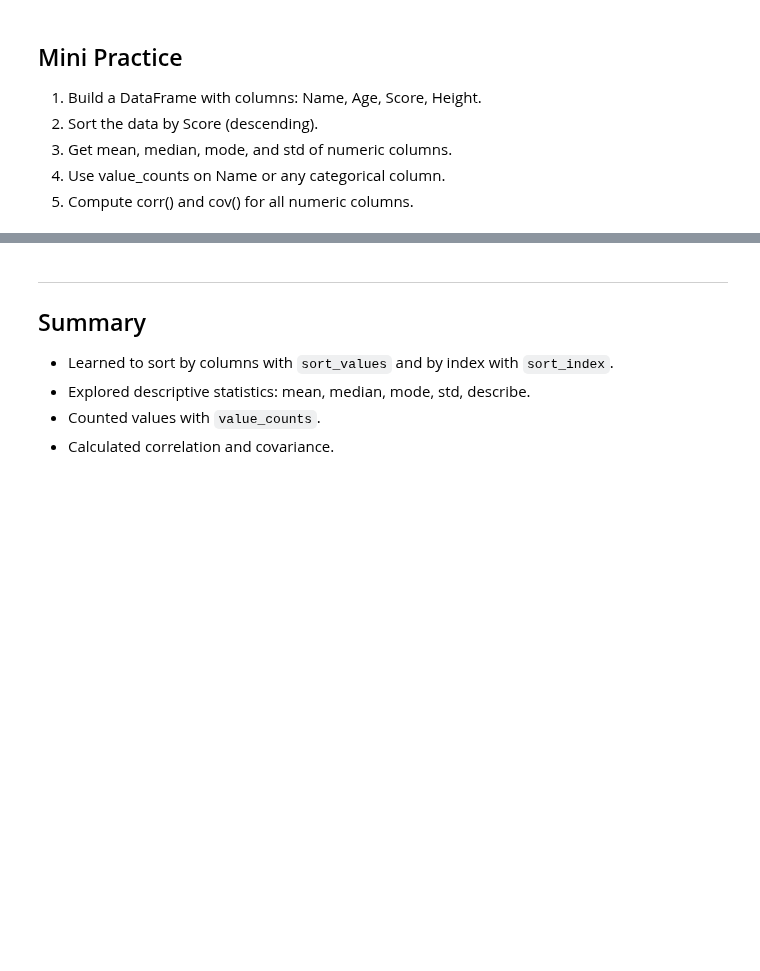
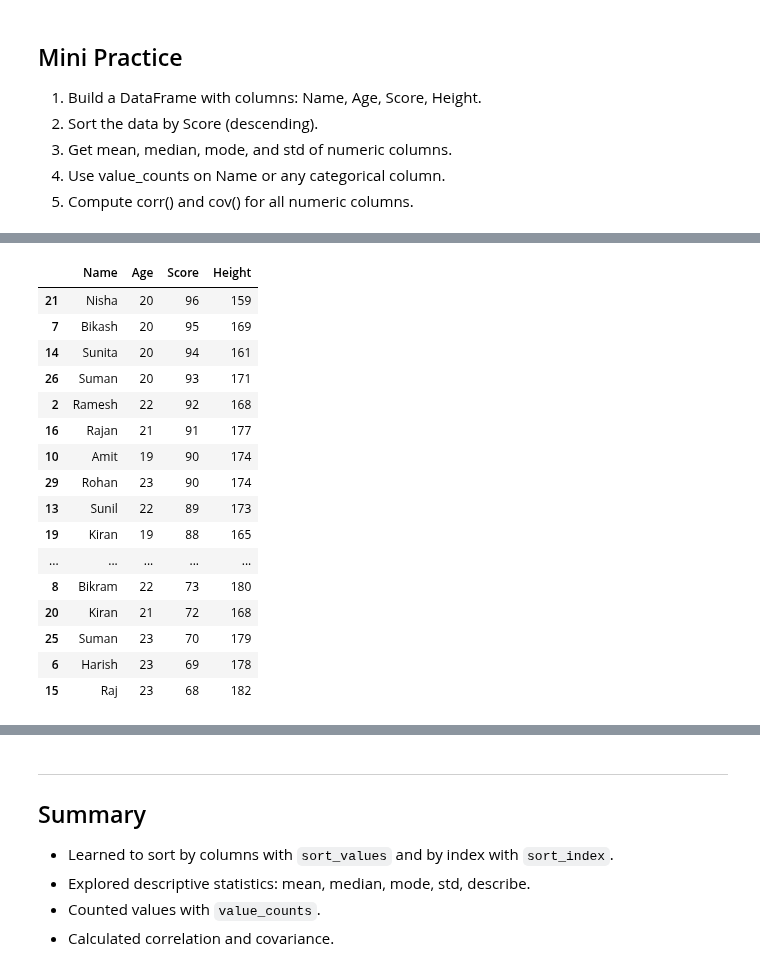
Before and after one commit to Nitish631/sheryansDatascience, a Jupyter notebook: CHAPTER4/Pandas_Class5.ipynb, the cells around one changed output, grey strips where cells are left out. Drawn from its saved outputs; the diff is of its cells as text; code cells hidden in the pictures; blank space fills up the shorter version.

```diff
--- a/CHAPTER4/Pandas_Class5.ipynb
+++ b/CHAPTER4/Pandas_Class5.ipynb
@@ -44,3 +227,42 @@ Welcome to **Class 5** of our Pandas series. Today we’ll learn how to sort dat
 
 # 5. Compute corr() and cov() for all numeric columns
 # Write your code here
+# %%
+data = {
+    "Name": [
+        "Ram", "Ramesh", "Ramesh", "Sita", "Sita",
+        "Hari", "Harish", "Bikash", "Bikram", "Bikash",
+        "Amit", "Amita", "Anil", "Sunil", "Sunita",
+        "Raj", "Rajan", "Ravi", "Ravi", "Kiran",
+        "Kiran", "Nisha", "Nisha", "Puja", "Pooja",
+        "Suman", "Suman", "Roshan", "Rohan", "Rohan"
+    ],
+    "Age": [
+        20, 21, 22, 19, 20,
+        21, 23, 20, 22, 21,
+        19, 20, 21, 22, 20,
+        23, 21, 20, 22, 19,
+        21, 20, 22, 19, 21,
+        23, 20, 22, 21, 23
+    ],
+    "Score": [
+        85, 78, 92, 88, 75,
+        81, 69, 95, 73, 87,
+        90, 82, 76, 89, 94,
+        68, 91, 84, 79, 88,
+        72, 96, 83, 77, 86,
+        70, 93, 80, 74, 90
+    ],
+    "Height": [
+        170, 175, 168, 160, 162,
+        172, 178, 169, 180, 171,
+        174, 158, 176, 173, 161,
+        182, 177, 170, 172, 165,
+        168, 159, 163, 157, 164,
+        179, 171, 181, 176, 174
+    ]
+}
+
+df = pd.DataFrame(data)
+
+print(df)
@@ -46,0 +287,20 @@ Welcome to **Class 5** of our Pandas series. Today we’ll learn how to sort dat
+# %%
+df.sort_values(by="Score",ascending=False)
+# %% [output]
+|  | Name | Age | Score | Height |
+| 21 | Nisha | 20 | 96 | 159 |
+| 7 | Bikash | 20 | 95 | 169 |
+| 14 | Sunita | 20 | 94 | 161 |
+| 26 | Suman | 20 | 93 | 171 |
+| 2 | Ramesh | 22 | 92 | 168 |
+| 16 | Rajan | 21 | 91 | 177 |
+| 10 | Amit | 19 | 90 | 174 |
+| 29 | Rohan | 23 | 90 | 174 |
+| 13 | Sunil | 22 | 89 | 173 |
+| 19 | Kiran | 19 | 88 | 165 |
+| ... | ... | ... | ... | ... |
+| 8 | Bikram | 22 | 73 | 180 |
+| 20 | Kiran | 21 | 72 | 168 |
+| 25 | Suman | 23 | 70 | 179 |
+| 6 | Harish | 23 | 69 | 178 |
+| 15 | Raj | 23 | 68 | 182 |
```
Also changed, not shown: parts of 17 cells of this notebook.
